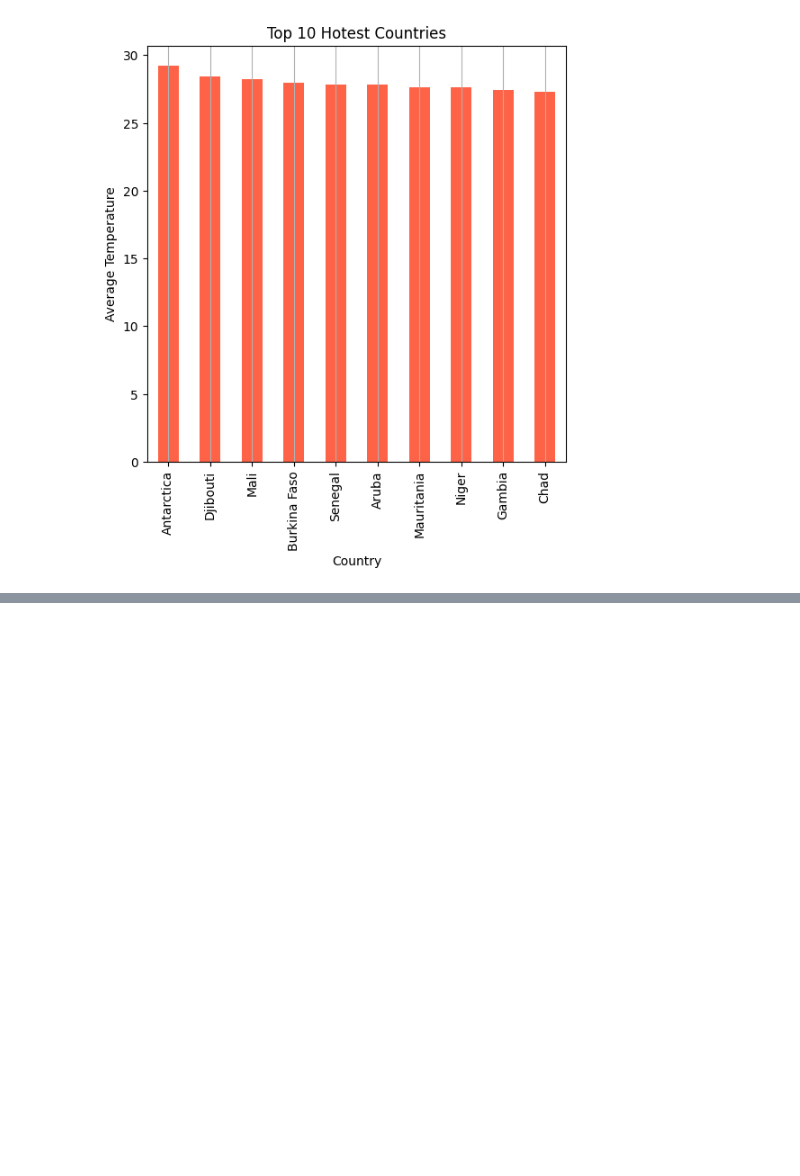
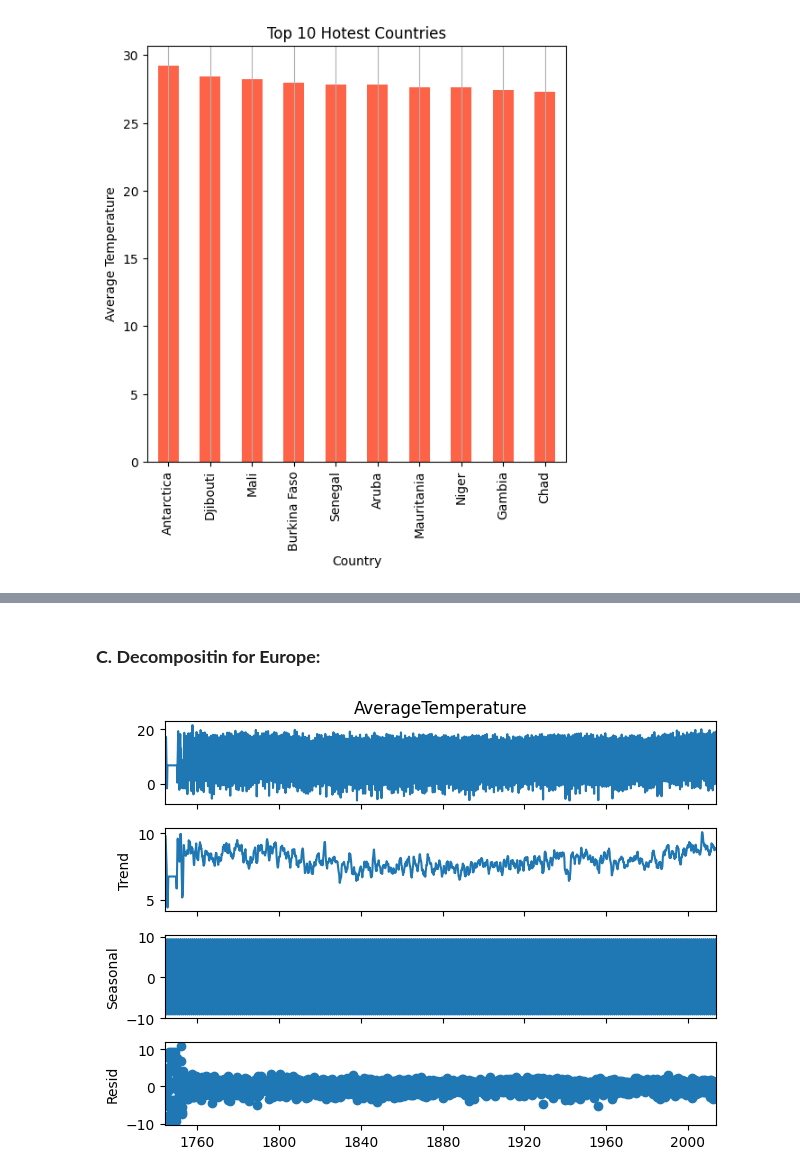
Before and after one commit to HassanZeb01/land_temperature_by_country, a Jupyter notebook: climate_temperature.ipynb, the cells around one changed output, grey strips where cells are left out. Saved outputs shown, nothing was run; the diff lists cells and outputs as text; code cells hidden in the pictures; blank space fills up the shorter version.

```diff
--- a/climate_temperature.ipynb
+++ b/climate_temperature.ipynb
@@ -506,0 +535,12 @@ plt.show()
+# %% [markdown]
+### **C. Decompositin for Europe:**
+# %%
+con_europe = df[df['Continent']== 'Europe']
+series = con_europe['AverageTemperature'].resample('ME').mean()
+
+decompose = seasonal_decompose(series, model='additive', period=12)
+decompose.plot()
+plt.tight_layout()
+plt.show()
+# %% [output]
+[figure, added]
```
Also changed, not shown: parts of 18 cells of this notebook.
